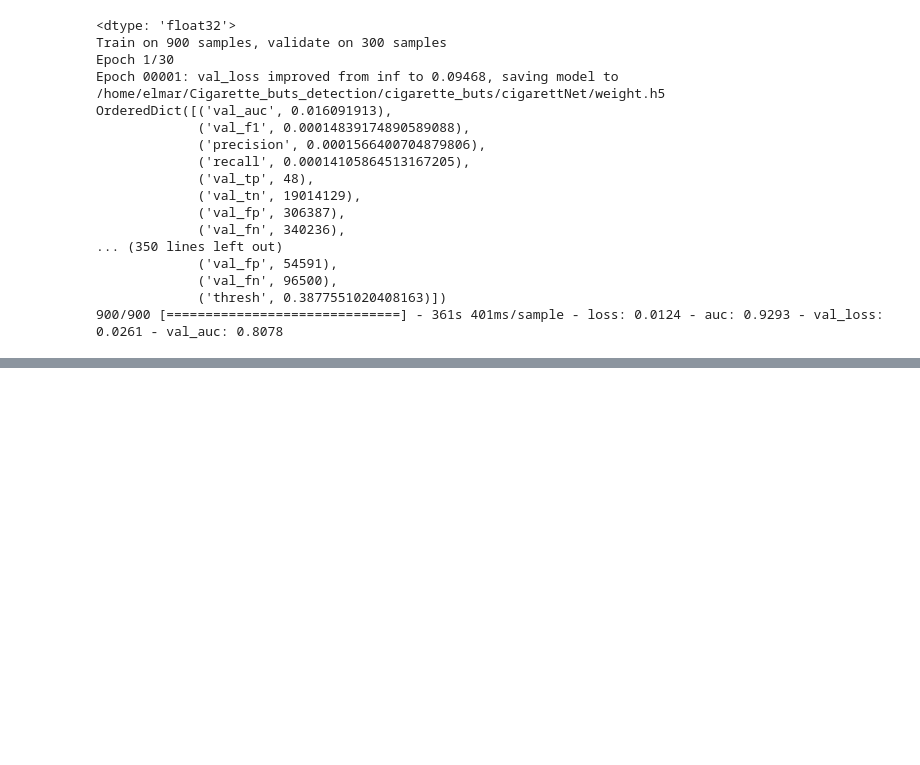
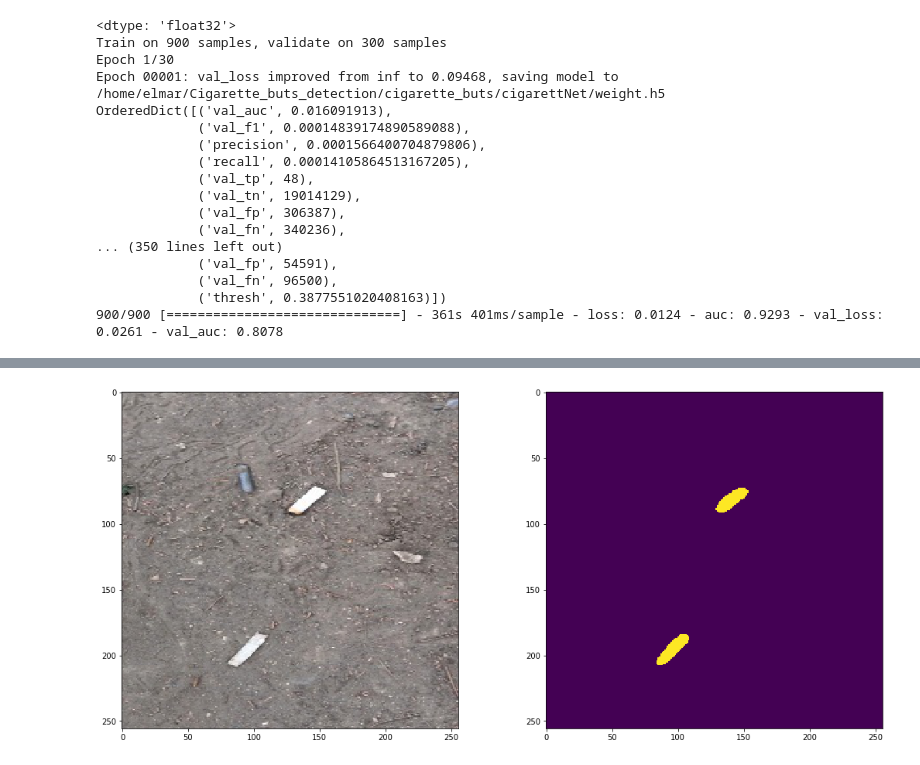
Before and after one commit to Elmar999/Cigarette_buts_detection, a Jupyter notebook: cigarette_buts/cigarettNet/test.ipynb, the cells around one changed output, grey strips where cells are left out. Cells and saved outputs as stored; diff of their text form; code cells hidden in the pictures; blank space fills up the shorter version.

```diff
--- a/cigarette_buts/cigarettNet/test.ipynb
+++ b/cigarette_buts/cigarettNet/test.ipynb
@@ -381,3 +401,18 @@ view_img_mask(train_ds[img_index][0], train_ds[img_index][1], base_model)
+# %%
+def predict_img(img_path):
+    # img = plt.imread('/home/elmar/Cigarette_buts_detection/cigarette_buts/out/image/test/test-9.jpg')
+    resize_image('/home/elmar/Cigarette_buts_detection/cigarette_buts/out/image/test')
+    img = plt.imread(img_path)
+    pred = base_model.predict(np.expand_dims(img, axis=0)).reshape((1, config.IMG_WIDTH, config.IMG_HEIGHT, 1))
+    pred = np.squeeze(pred)
+    fig, ax = plt.subplots(1 , 2, figsize=(18, 8))
+    ax[0].imshow(img)
+    ax[1].imshow(pred > 0.38)
+# %%
+import cv2
+predict_img('/home/elmar/Cigarette_buts_detection/cigarette_buts/out/image/test/test-11.jpg')
+# %% [output]
+[figure, added]
 # %%
 from tensorflow.python.client import device_lib
 print(device_lib.list_local_devices())
```
Also changed, not shown: parts of 11 cells of this notebook, 20 other files.
